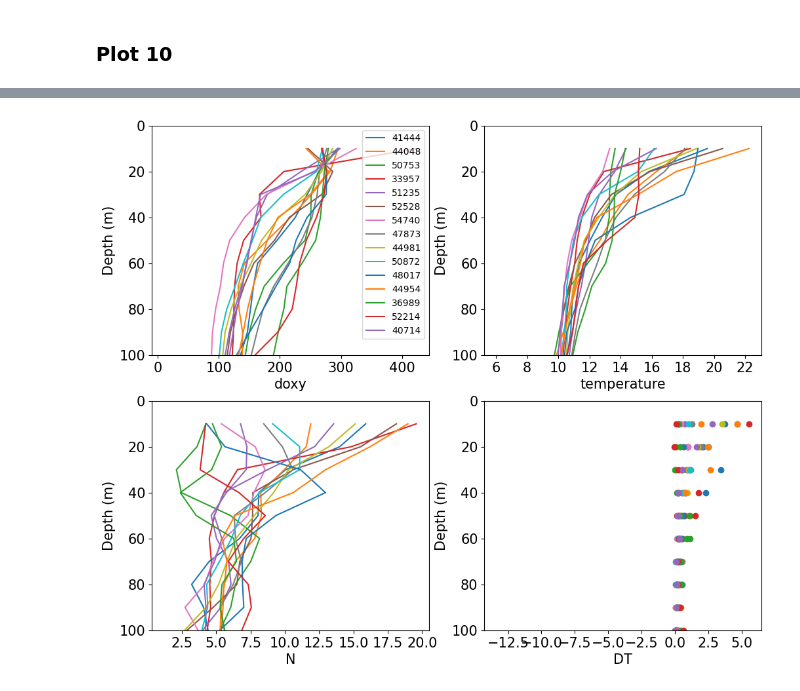
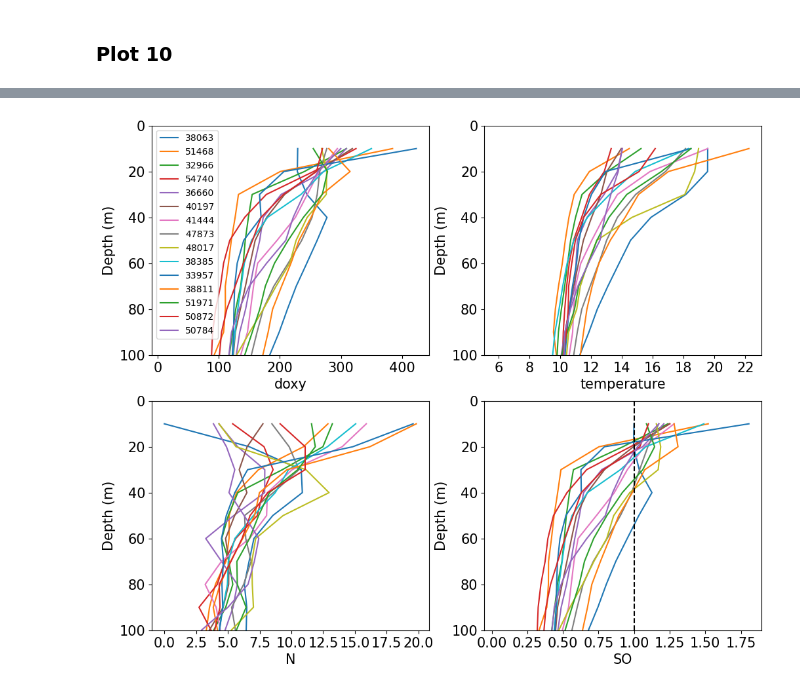
Before and after one commit to profxj/sio-sandbox, a Jupyter notebook: nb/CUGN/IndivProfile.ipynb, the cells around one changed output, grey strips where cells are left out. Saved outputs shown, nothing was run; the diff lists cells and outputs as text; code cells hidden in the pictures.

```diff
--- a/nb/CUGN/IndivProfile.ipynb
+++ b/nb/CUGN/IndivProfile.ipynb
@@ -146,39 +120,42 @@ gs = gridspec.GridSpec(2,2)
 #metric = 'sigma0'
 #metric = 'temperature'
 
-#metrics = ['doxy', 'temperature', 'N', 'SO']
-metrics = ['doxy', 'temperature', 'N', 'DT']
+metrics = ['doxy', 'temperature', 'N', 'SO']
+#metrics = ['doxy', 'temperature', 'N', 'DT']
 for ss, metric in enumerate(metrics):
     ax = plt.subplot(gs[ss])
     for iran in ranN:
         in_out = grid_outliers.cluster == iran
         grid_in = grid_outliers[in_out]
         imax = np.argmax(grid_in.SO)
         iprofile = grid_in.iloc[imax].profile
 
         # Plot
         if ss == 0:
             lbl=f'{iprofile}'
         else:
             lbl = None
         if metric == 'DT':
             T = ds['temperature'].data[:,iprofile]
             DT = T - np.roll(T,-1)
             ax.plot(DT, ds.depth, 'o', label=lbl)
         else:
             ax.plot(ds[metric].data[:,iprofile], ds.depth, label=lbl)
 
     ax.invert_yaxis()
     ax.set_ylabel('Depth (m)')
     ax.set_xlabel(metric)
     if ss == 0:
         ax.legend()
     if metric == 'SO':
         ax.axvline(1., color='k', ls='--')
     #
     ax.set_ylim(100., 0)
     #
     plot_utils.set_fontsize(ax, 15.)
+
+plt.savefig('fig_4profiles.png', dpi=300)
+
 plt.show()
 # %% [output]
-[figure, old version]
+[figure, new version]
```
Also changed, not shown: parts of 4 cells of this notebook, 2 other files.
